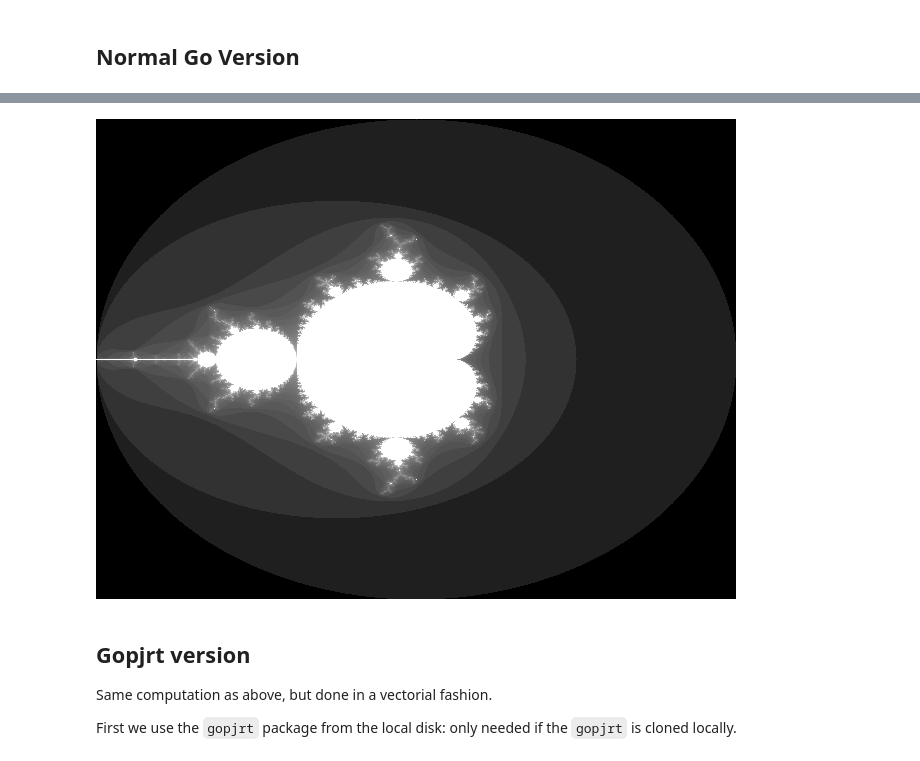
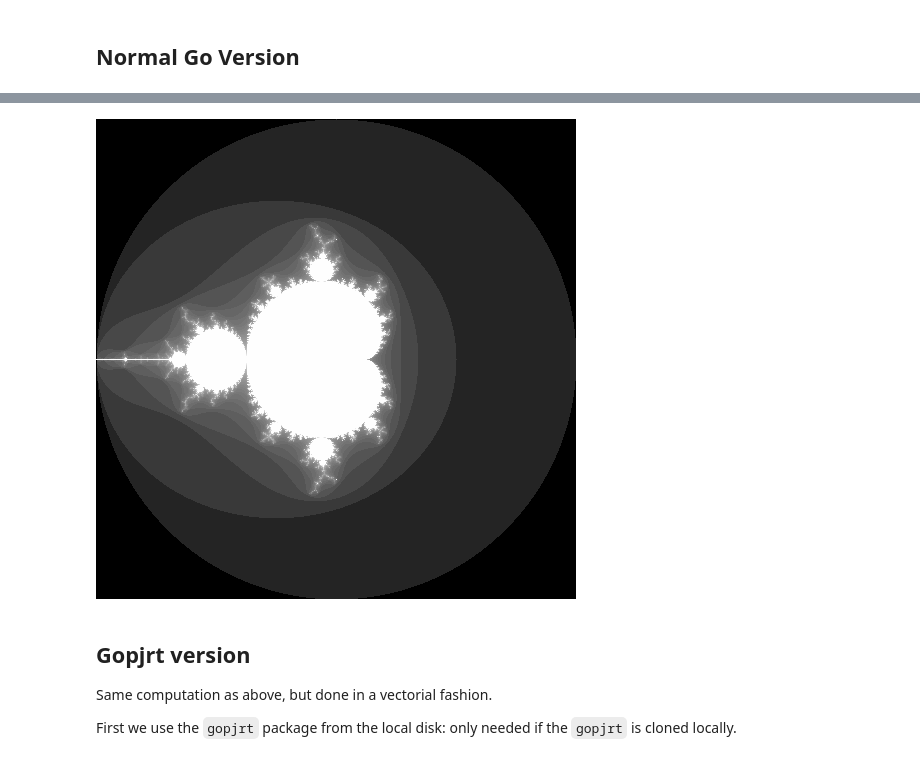
Before and after one commit to gomlx/gopjrt, a Jupyter notebook: examples/mandelbrot.ipynb, the cells around one changed output, grey strips where cells are left out. Saved outputs shown, nothing was run; the diff lists cells and outputs as text; code cells hidden in the pictures.

```diff
--- a/examples/mandelbrot.ipynb
+++ b/examples/mandelbrot.ipynb
@@ -36,21 +36,40 @@ func mandelbrot(cx, cy float32, maxIterations int) int {
 func mandelbrotGo(width, height, maxIterations int, xmin, ymin, xmax, ymax float32) *image.RGBA {
     img := image.NewRGBA(image.Rect(0, 0, width, height))
     logMaxIterations := math32.Log(float32(maxIterations+1))
-    for y := 0; y < height; y++ {
-        cy := ymin + (ymax-ymin)*float32(y)/float32(height)
-        for x := 0; x < width; x++ {
-            cx := xmin + (xmax-xmin)*float32(x)/float32(width)
-            iter := mandelbrot(cx, cy, maxIterations)
+    rows := make(chan int, height)
+    for y := range height {
+        rows <- y
+    }
+    close(rows)
 
-            // Map iteration count to color
-            colorVal := uint8(255 * math32.Log(float32(iter+1)) / logMaxIterations)
-            img.Set(x, y, color.RGBA{colorVal, colorVal, colorVal, 255})
-        }
+    // Set up worker pool of runtime.NumCPU() to process rows.
+    // We assign a whole row as a task because pixel would be to fine-grained.
+    fmt.Printf("Using %d workers.\n", runtime.NumCPU())
+    var wg sync.WaitGroup
+    for _ = range runtime.NumCPU() {
+        wg.Add(1)
+        go func() {
+            for y := range rows {
+                cy := ymin + (ymax-ymin)*float32(y)/float32(height)
+                for x := 0; x < width; x++ {
+                    cx := xmin + (xmax-xmin)*float32(x)/float32(width)
+                    iter := mandelbrot(cx, cy, maxIterations)
+
+                    // Map iteration count to color
+                    colorVal := uint8(255 * math32.Log(float32(iter+1)) / logMaxIterations)
+                    img.Set(x, y, color.RGBA{colorVal, colorVal, colorVal, 255})
+                }
+            }
+            wg.Done()
+        }()
     }
+    wg.Wait()
     return img
 }
 
 %%
+start := time.Now()
 must.M(gonbui.DisplayImage(
-mandelbrotGo(640, 480, 256, -2, -2, 2, 2)))
+mandelbrotGo(480, 480, 128, -2, -2, 2, 2)))
+fmt.Printf("\tElapsed: %s\n", time.Since(start))
 # %% [output]
@@ -57,4 +78,4 @@ mandelbrotGo(640, 480, 256, -2, -2, 2, 2)))
-[figure, old version]
+[figure, new version]
 # %% [markdown]
 ## Gopjrt version
 
```
Also changed, not shown: parts of 5 cells of this notebook.
